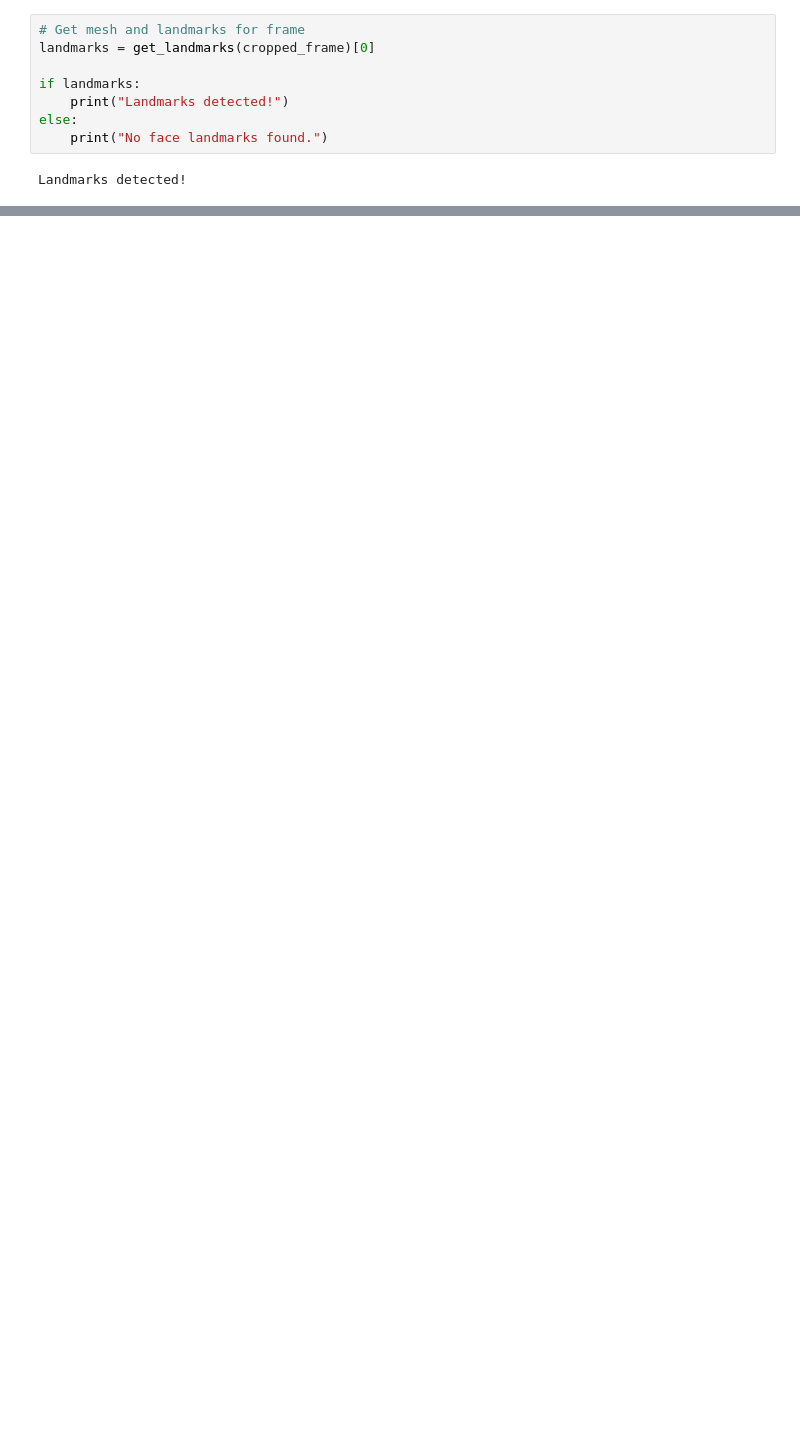
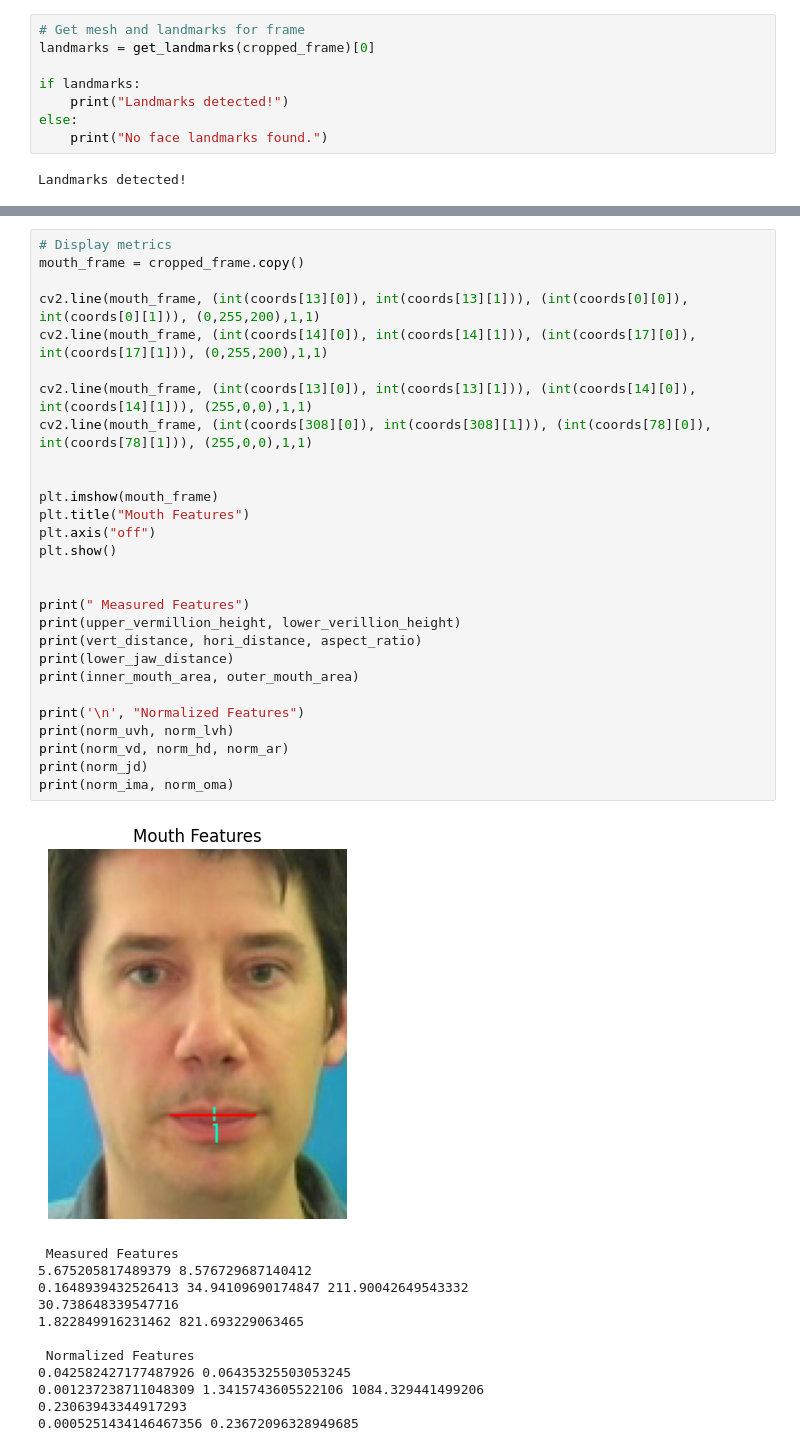
Before and after one commit to voR789/Lip-Reading, a Jupyter notebook: notebooks/cv_testing.ipynb, the cells around one changed output, grey strips where cells are left out. Drawn from its saved outputs; the diff is of its cells as text; blank space fills up the shorter version.

```diff
--- a/notebooks/cv_testing.ipynb
+++ b/notebooks/cv_testing.ipynb
@@ -174,0 +215,41 @@ print(inner_mouth_area, outer_mouth_area)
+# %%
+# Display metrics
+mouth_frame = cropped_frame.copy()
+
+cv2.line(mouth_frame, (int(coords[13][0]), int(coords[13][1])), (int(coords[0][0]), int(coords[0][1])), (0,255,200),1,1)
+cv2.line(mouth_frame, (int(coords[14][0]), int(coords[14][1])), (int(coords[17][0]), int(coords[17][1])), (0,255,200),1,1)
+
+cv2.line(mouth_frame, (int(coords[13][0]), int(coords[13][1])), (int(coords[14][0]), int(coords[14][1])), (255,0,0),1,1)
+cv2.line(mouth_frame, (int(coords[308][0]), int(coords[308][1])), (int(coords[78][0]), int(coords[78][1])), (255,0,0),1,1)
+
+
+plt.imshow(mouth_frame)
+plt.title("Mouth Features")
+plt.axis("off")
+plt.show()
+
+
+print(" Measured Features")
+print(upper_vermillion_height, lower_verillion_height)
+print(vert_distance, hori_distance, aspect_ratio)
+print(lower_jaw_distance)
+print(inner_mouth_area, outer_mouth_area)
+
+print('\n', "Normalized Features")
+print(norm_uvh, norm_lvh)
+print(norm_vd, norm_hd, norm_ar)
+print(norm_jd)
+print(norm_ima, norm_oma)
+# %% [output]
+[figure, added]
+ Measured Features
+5.675205817489379 8.576729687140412
+0.1648939432526413 34.94109690174847 211.90042649543332
+30.738648339547716
+1.822849916231462 821.693229063465
+
+ Normalized Features
+0.042582427177487926 0.06435325503053245
+0.001237238711048309 1.3415743605522106 1084.329441499206
+0.23063943344917293
+0.0005251434146467356 0.23672096328949685
```
Also changed, not shown: parts of 6 cells of this notebook.
